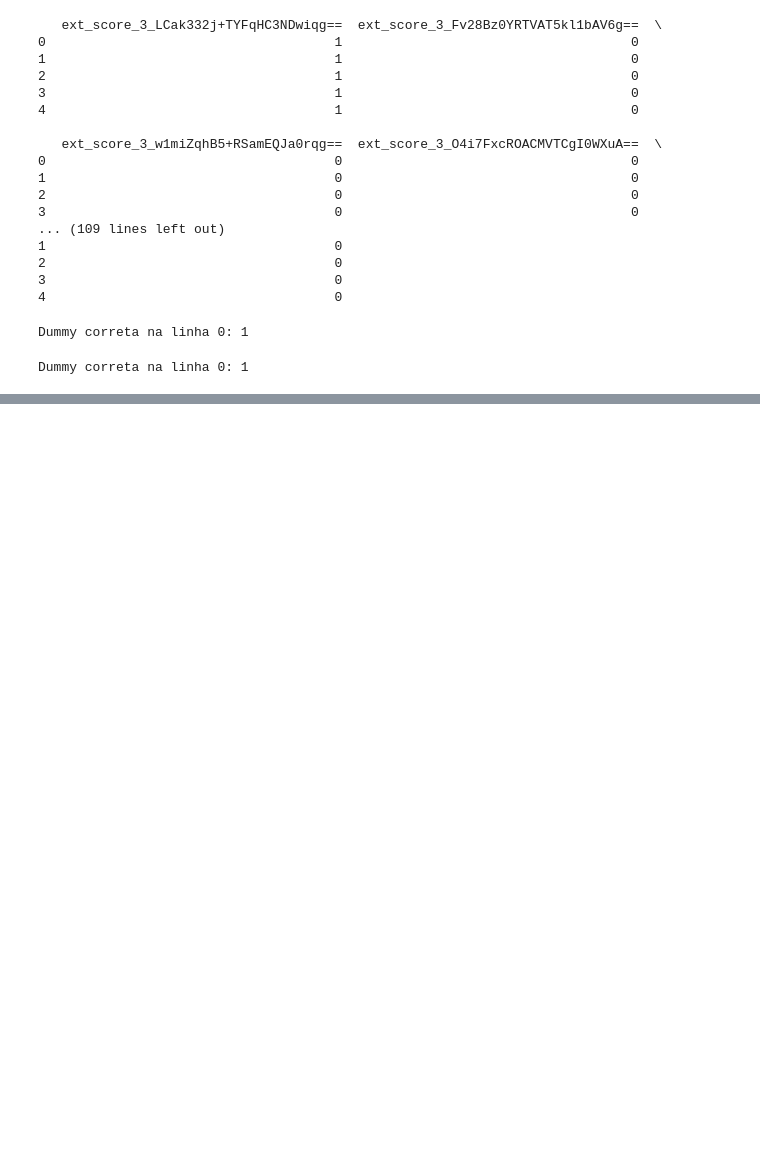
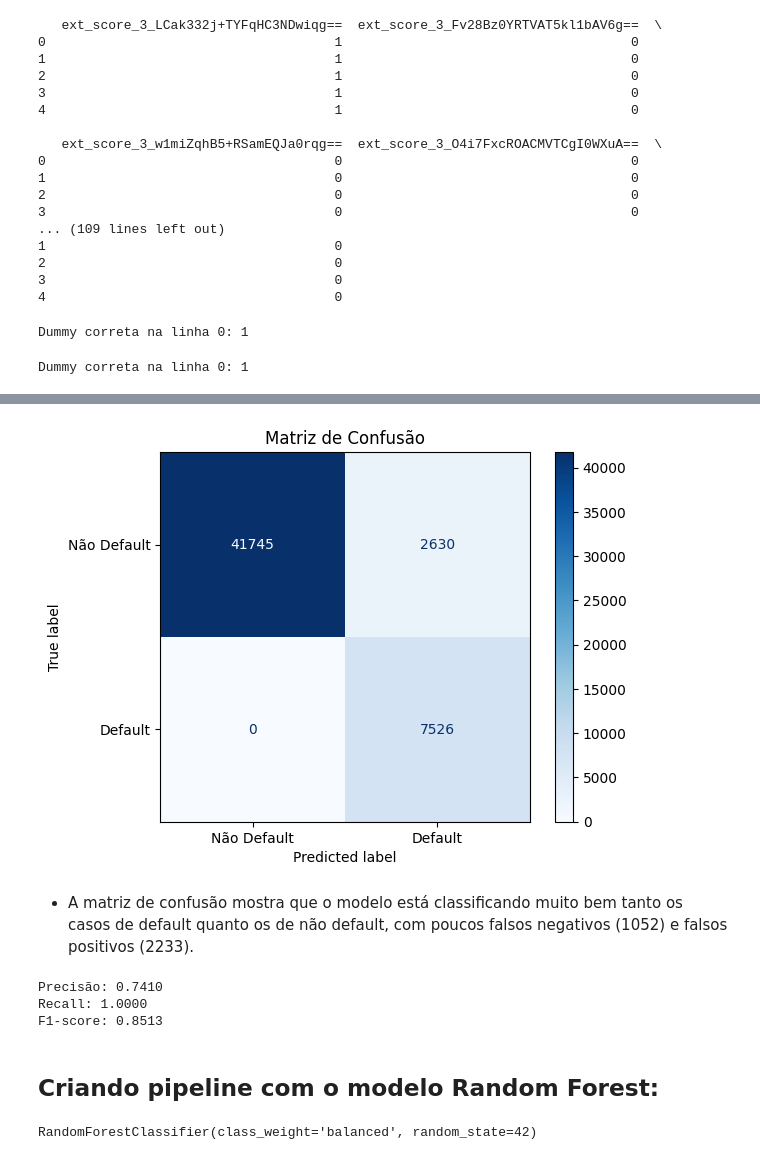
Before and after one commit to josieleferreira/credito_fintech, a Jupyter notebook: notebooks/predictive_model.ipynb, the cells around one changed output, grey strips where cells are left out. Cells and saved outputs as stored; diff of their text form; code cells hidden in the pictures; blank space fills up the shorter version.

```diff
--- a/notebooks/predictive_model.ipynb
+++ b/notebooks/predictive_model.ipynb
@@ -500,0 +491,31 @@ Essa curva Precision-Recall indica que seu modelo está com desempenho muito bom
+# %%
+# Predição
+y_pred = pipeline.predict(X_test)
+
+# Matriz de confusão
+cm = confusion_matrix(y_test, y_pred)
+disp = ConfusionMatrixDisplay(confusion_matrix=cm, display_labels=['Não Default', 'Default'])
+disp.plot(cmap=plt.cm.Blues)
+plt.title("Matriz de Confusão")
+plt.grid(False)
+plt.show()
+# %% [output]
+[figure, added]
+# %% [markdown]
+- A matriz de confusão mostra que o modelo está classificando muito bem tanto os casos de default quanto os de não default, com poucos falsos negativos (1052) e falsos positivos (2233).
+# %%
+# Calculando Precisão, Recall e F1-score
+precision = precision_score(y_test, y_pred)
+recall = recall_score(y_test, y_pred)
+f1 = f1_score(y_test, y_pred)
+
+print(f'Precisão: {precision:.4f}')
+print(f'Recall: {recall:.4f}')
+print(f'F1-score: {f1:.4f}')
+# %% [output]
+Precisão: 0.7410
+Recall: 1.0000
+F1-score: 0.8513
+# %% [markdown]
+Criando pipeline com o modelo Random Forest:
+-
@@ -500,0 +538,6 @@ Essa curva Precision-Recall indica que seu modelo está com desempenho muito bom
+# %%
+# Treinar no conjunto de treino
+rf_model = RandomForestClassifier(n_estimators=100, random_state=42, class_weight='balanced')
+rf_model.fit(X_train, y_train)
+# %% [output]
+RandomForestClassifier(class_weight='balanced', random_state=42)
```
Also changed, not shown: parts of 56 cells of this notebook, 3 other files.
